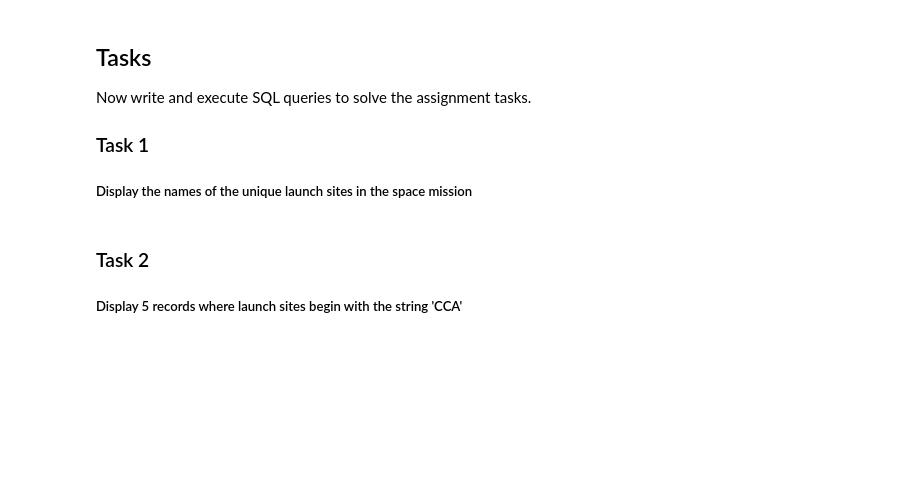
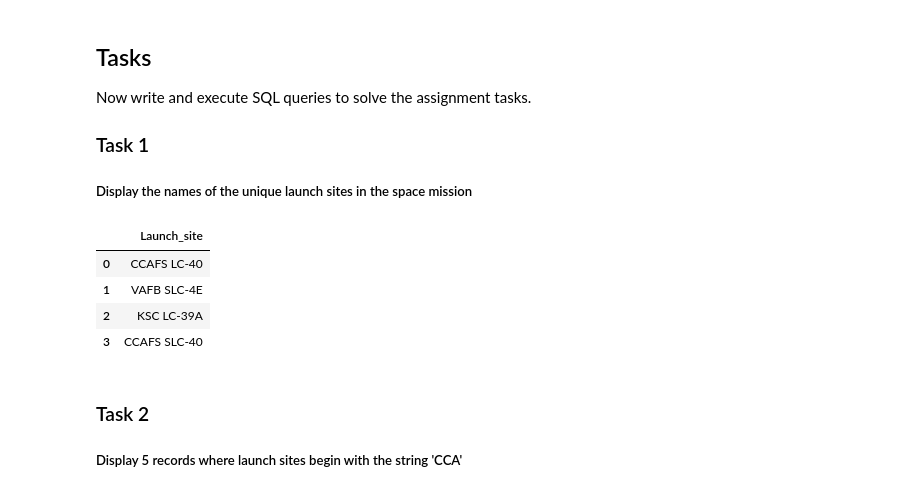
Before and after one commit to paverama/CourseraCapstone, a Jupyter notebook: jupyter-labs-eda-sql-coursera.ipynb, the cells around one changed output. Saved outputs shown, nothing was run; the diff lists cells and outputs as text; code cells hidden in the pictures; blank space fills up the shorter version.

```diff
--- a/jupyter-labs-eda-sql-coursera.ipynb
+++ b/jupyter-labs-eda-sql-coursera.ipynb
@@ -257,3 +269,12 @@ df = pd.read_sql(sql1, engine)
+# %%
+df = pd.read_sql_query("SELECT distinct Launch_site FROM ibm_ds.spacex",conn)
+df
+# %% [output]
+|  | Launch_site |
+| 0 | CCAFS LC-40 |
+| 1 | VAFB SLC-4E |
+| 2 | KSC LC-39A |
+| 3 | CCAFS SLC-40 |
 # %% [markdown]
 ### Task 2
 
```
Also changed, not shown: parts of 12 cells of this notebook.
